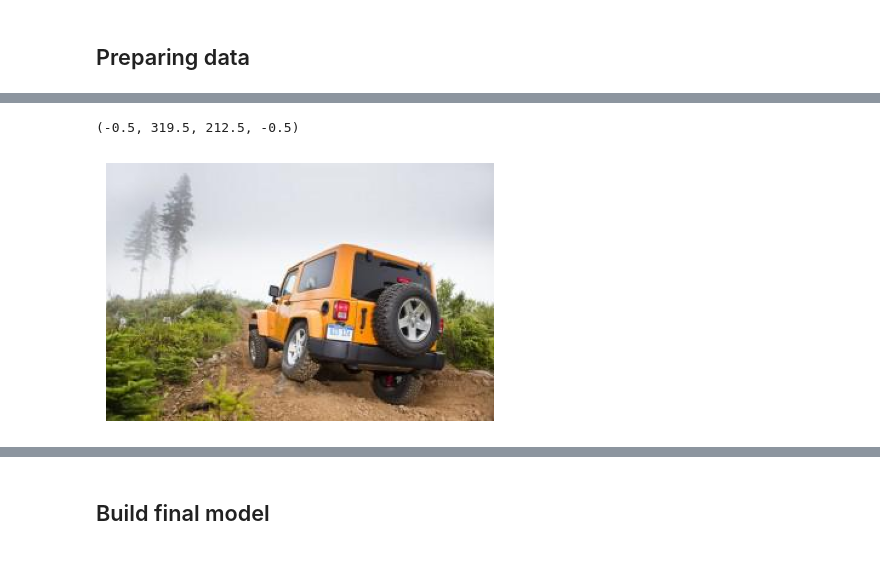
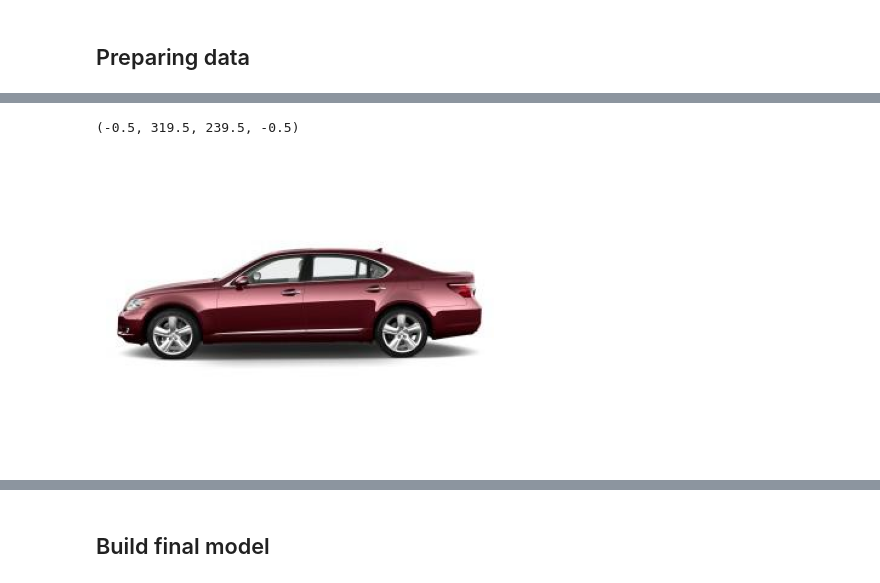
Before and after one commit to marcin-ciesielski/Car_brand_CNN, a Jupyter notebook: car_brand_classification_cnn.ipynb, the cells around one changed output, grey strips where cells are left out. Saved outputs shown, nothing was run; the diff lists cells and outputs as text; code cells hidden in the pictures.

```diff
--- a/car_brand_classification_cnn.ipynb
+++ b/car_brand_classification_cnn.ipynb
@@ -957,0 +969,5 @@ for directory in directories:
+# %%
+df = pd.DataFrame(data=data,columns=['classes','count'])
+# %%
+df = df.sort_values(by=['count'],ascending=False)[:10]
+df.reset_index(drop=True)
@@ -957,0 +986,3 @@ for directory in directories:
+# %%
+dirs = df['classes'].values
+dirs
@@ -958,9 +992,7 @@ for directory in directories:
 # %%
 # Creating classes of car brands and dividing the files into 80% training and 20% testing
 
-path = 'carsimg/'
-
-for class_ in os.listdir(path)[:10]:
+for class_ in dirs:
     #print(str(class_))
     os.mkdir('data2/images/train/'+class_)
     os.mkdir('data2/images/test/'+class_)
@@ -993,15 +1025,15 @@ os.listdir('data2/images/train')
 # %%
 # Listing a sample car image
 
-img = image.load_img('data2/images/train/'+class_+'/'+data[1])
+img = image.load_img('data2/images/train/'+class_+'/'+data[0])
 
 plt.figure(figsize=(5, 5))
 plt.imshow(img)
 plt.grid(False)
 plt.axis(False)
 # %% [output]
-(-0.5, 319.5, 212.5, -0.5)
+(-0.5, 319.5, 239.5, -0.5)
-[figure, old version]
+[figure, new version]
 # %%
 # Generate batches of tensor image data with real-time data augmentation
 
```
Also changed, not shown: parts of 93 cells of this notebook.
